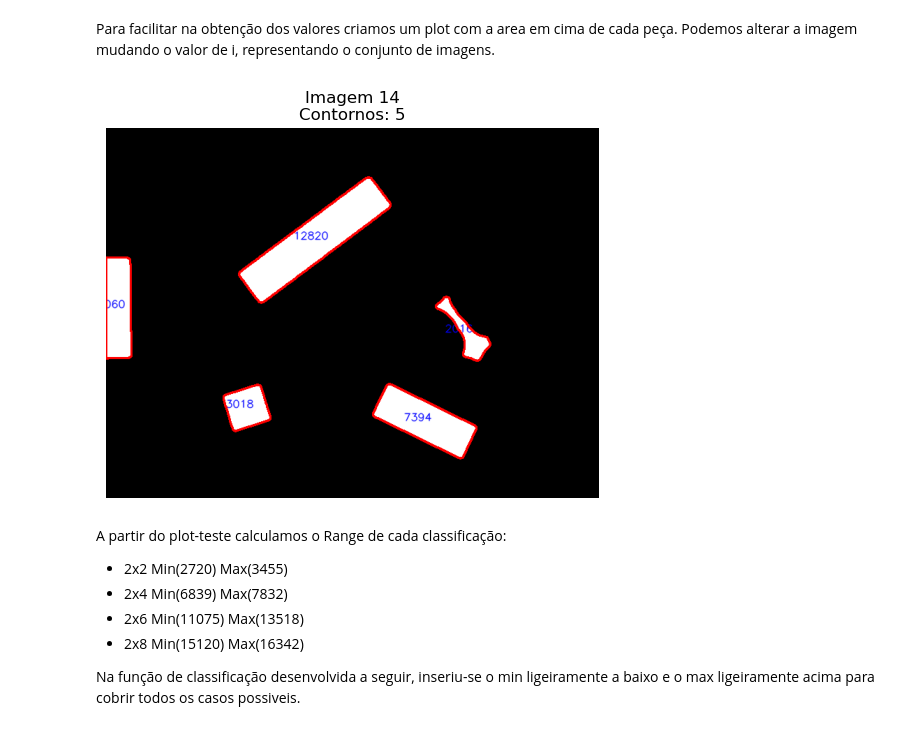
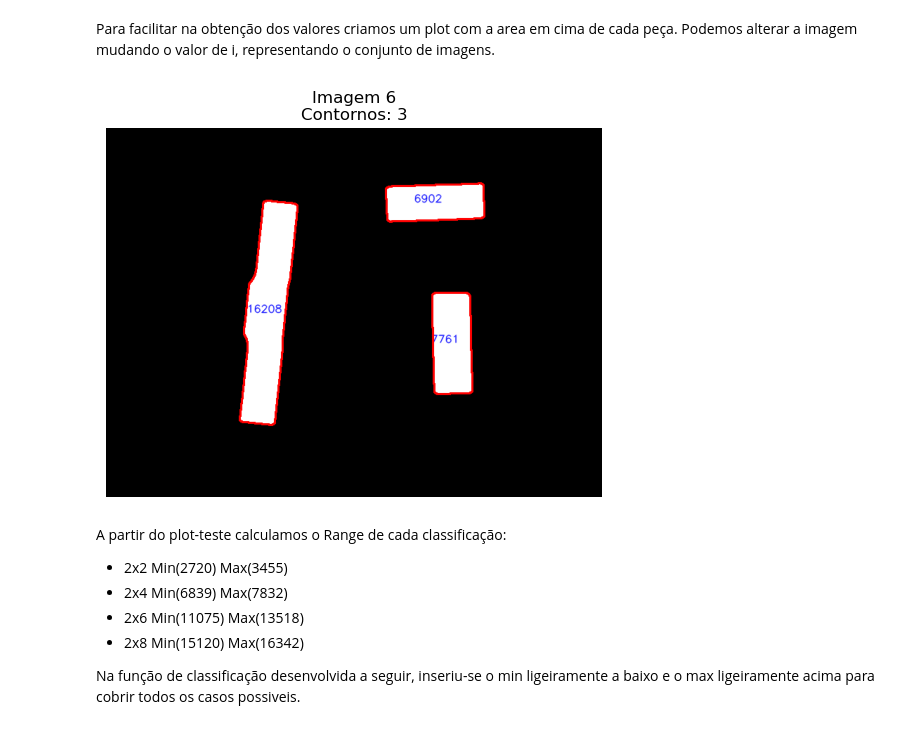
Before and after one commit to miguelac4/piv_tp1, a Jupyter notebook: src/trabalho_pratico1.ipynb, the cells around one changed output. Saved outputs shown, nothing was run; the diff lists cells and outputs as text; code cells hidden in the pictures.

```diff
--- a/src/trabalho_pratico1.ipynb
+++ b/src/trabalho_pratico1.ipynb
@@ -804,33 +757,33 @@ Para cada classe a definir foi estabelecido dois valores de limiar (min e max) q
 # %% [markdown]
 Para facilitar na obtenção dos valores criamos um plot com a area em cima de cada peça. Podemos alterar a imagem mudando o valor de i, representando o conjunto de imagens.
 # %%
-i = 13
-img_bw = updated_images[i].copy()
+i_area = 5
+img_bw = updated_images[i_area].copy()
 
 # Encontrar contornos
 contours, _ = cv2.findContours(img_bw, cv2.RETR_EXTERNAL, cv2.CHAIN_APPROX_SIMPLE)
 
 # Converter para BGR e desenhar contornos
 img_contours = cv2.cvtColor(img_bw, cv2.COLOR_GRAY2BGR)
 
 # Escrever área de cada contorno
 for j, c in enumerate(contours):
     area = cv2.contourArea(c)
     M = cv2.moments(c)
     if M["m00"] != 0:
         cx = int(M["m10"] / M["m00"])
         cy = int(M["m01"] / M["m00"])
         cv2.putText(img_contours, f"{int(area)}", (cx - 30, cy),
                     cv2.FONT_HERSHEY_SIMPLEX, 0.5, (255, 0, 0), 1, cv2.LINE_AA)
     cv2.drawContours(img_contours, [c], -1, (0, 0, 255), 2)
 
 # Mostrar imagem única
 plt.imshow(cv2.cvtColor(img_contours, cv2.COLOR_BGR2RGB))
-plt.title(f"Imagem {i+1}\nContornos: {len(contours)}")
+plt.title(f"Imagem {i_area+1}\nContornos: {len(contours)}")
 plt.axis("off")
 plt.show()
 # %% [output]
-[figure, old version]
+[figure, new version]
 # %% [markdown]
 A partir do plot-teste calculamos o Range de cada classificação:
 - 2x2 Min(2720) Max(3455)
```
Also changed, not shown: parts of 33 cells of this notebook, 7 other files.
